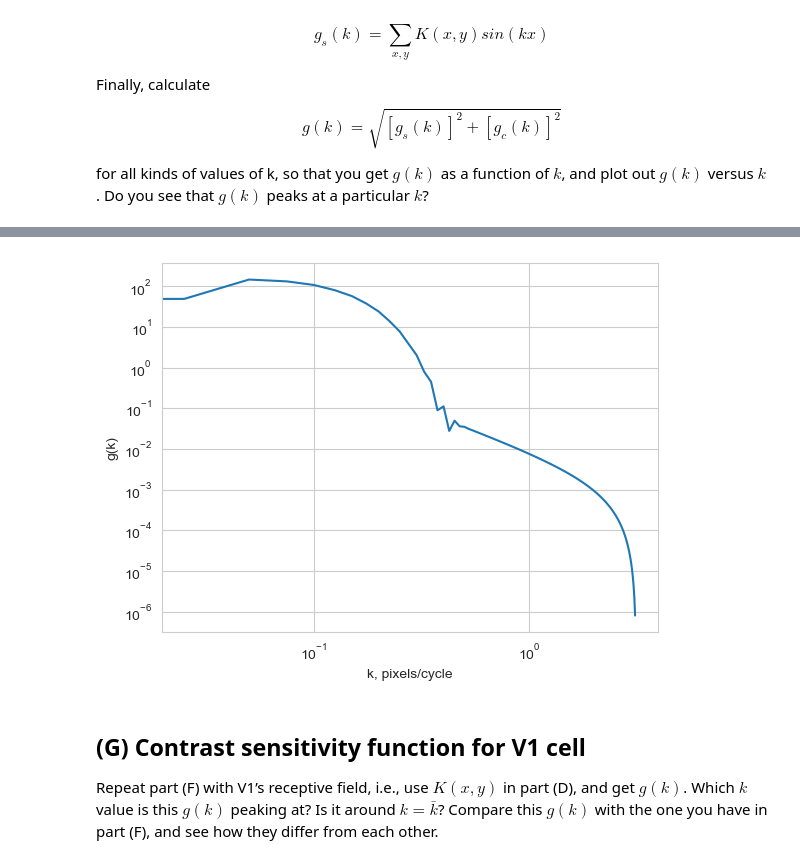
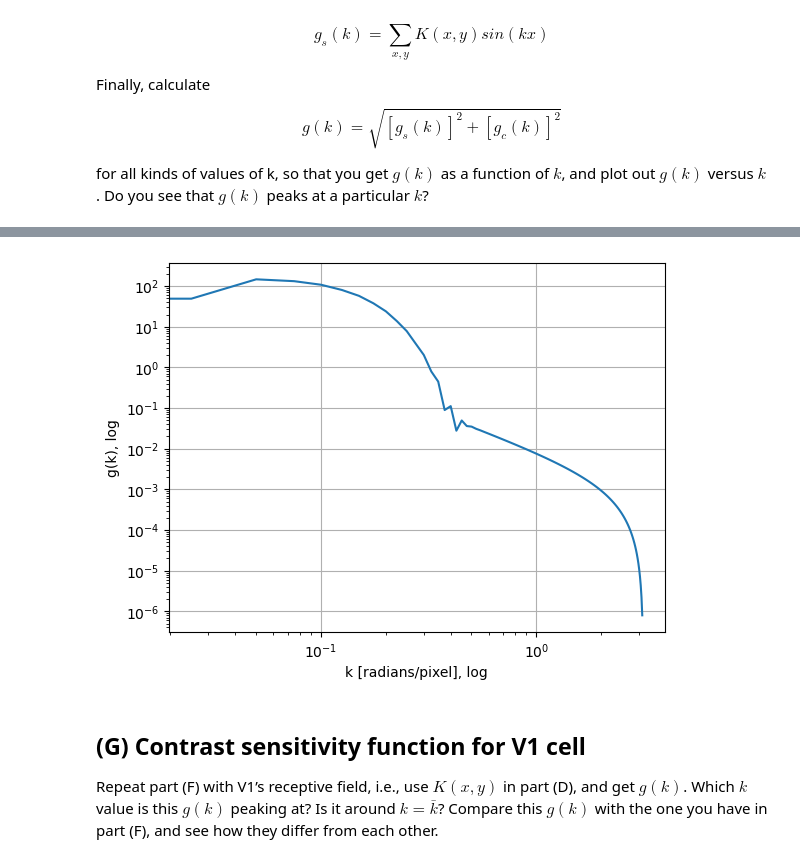
Before and after one commit to kerseviciute/how-does-vision-work, a Jupyter notebook: homework-1.ipynb, the cells around one changed output, grey strips where cells are left out. Saved outputs shown, nothing was run; the diff lists cells and outputs as text; code cells hidden in the pictures.

```diff
--- a/homework-1.ipynb
+++ b/homework-1.ipynb
@@ -313,12 +341,9 @@ for all kinds of values of k, so that you get $g(k)$ as a function of $k$, and p
 # %%
 def g_c(kernel, k):
     res = 0
-    size = kernel.shape[0]
-    center = int(kernel.shape[0] / 2)
 
     for i in range(kernel.shape[0]):
         for j in range(kernel.shape[1]):
-            pos = (j - center) / size / 0.5
             pos = j
             res += kernel[i, j] * np.cos(k * pos)
 
@@ -326,12 +351,9 @@ def g_c(kernel, k):
 # %%
 def g_s(kernel, k):
     res = 0
-    size = kernel.shape[0]
-    center = int(kernel.shape[0] / 2)
 
     for i in range(kernel.shape[0]):
         for j in range(kernel.shape[1]):
-            pos = (j - center) / size / 0.5
             pos = j
             res += kernel[i, j] * np.cos(k * pos)
 
@@ -375,12 +403,13 @@ plt.show()
 # %%
 plt.plot(k, g_k)
-plt.xlabel("k, cycles/image")
-plt.ylabel("g(k)")
+plt.grid()
+plt.xlabel("k [radians/pixel], log")
+plt.ylabel("g(k), log")
 plt.xscale("log")
 plt.yscale("log")
 plt.show()
 # %% [output]
-[figure, old version]
+[figure, new version]
 # %% [markdown]
 ## (G) Contrast sensitivity function for V1 cell
 
```
Also changed, not shown: parts of 43 cells of this notebook.
